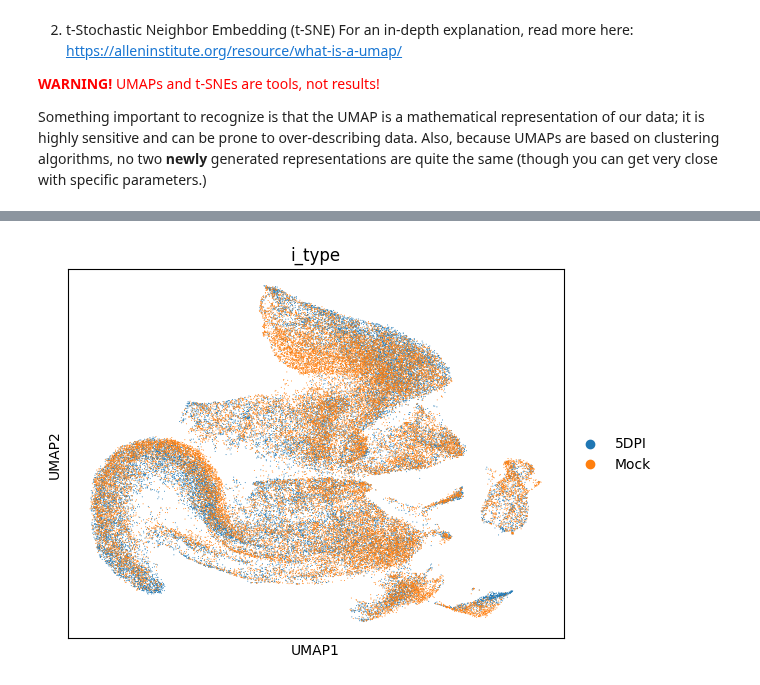
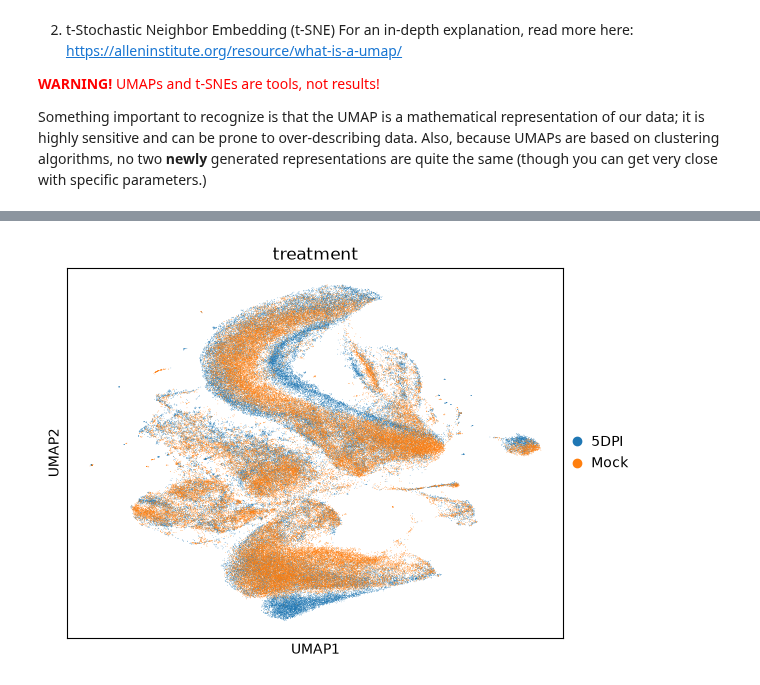
Before and after one commit to hvose-anschutz/viralogue-pipelines, a Jupyter notebook: scRNA-seq-pipeline/scRNA_part1_analysis.ipynb, the cells around one changed output, grey strips where cells are left out. Saved outputs shown, nothing was run; the diff lists cells and outputs as text; code cells hidden in the pictures.

```diff
--- a/scRNA-seq-pipeline/scRNA_part1_analysis.ipynb
+++ b/scRNA-seq-pipeline/scRNA_part1_analysis.ipynb
@@ -362,11 +545,11 @@ sc.pl.pca_variance_ratio(adata_filtered, n_pcs=50, log=True)
 # %%
 #STEP 18: Rerun all of our clustering on the new, filtered dataset
-sc.pp.neighbors(adata_filtered,n_pcs=10)
+sc.pp.neighbors(adata_filtered,n_pcs=30)
 sc.tl.umap(adata_filtered)
 sc.tl.leiden(adata_filtered, flavor="igraph", n_iterations=2)
-sc.pl.umap(adata_filtered, color="i_type")
+sc.pl.umap(adata_filtered, color="treatment")
 # %% [output]
-[figure, old version]
+[figure, new version]
 # %%
 sc.pl.umap(adata_filtered,color="leiden",legend_loc="on data")
 adata_filtered.shape
```
Also changed, not shown: parts of 24 cells of this notebook, 9 other files.
